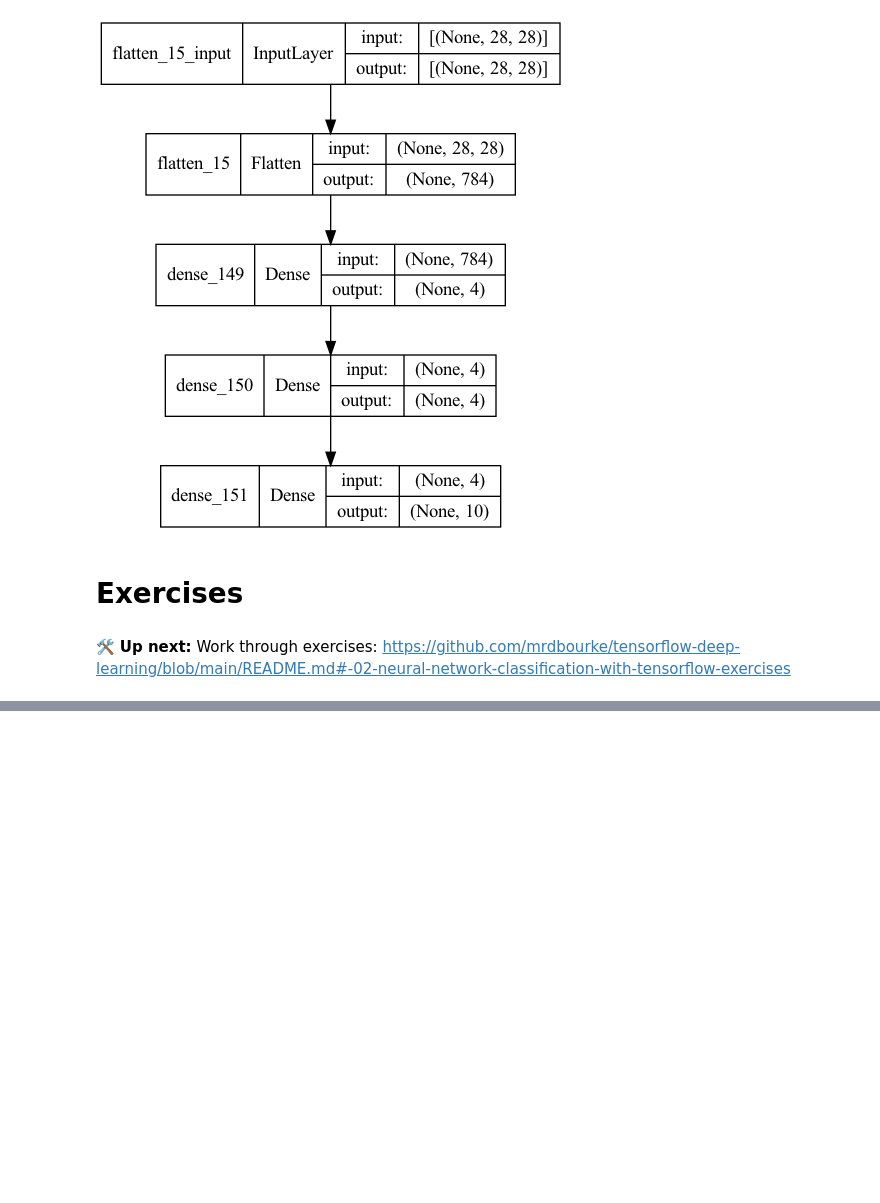
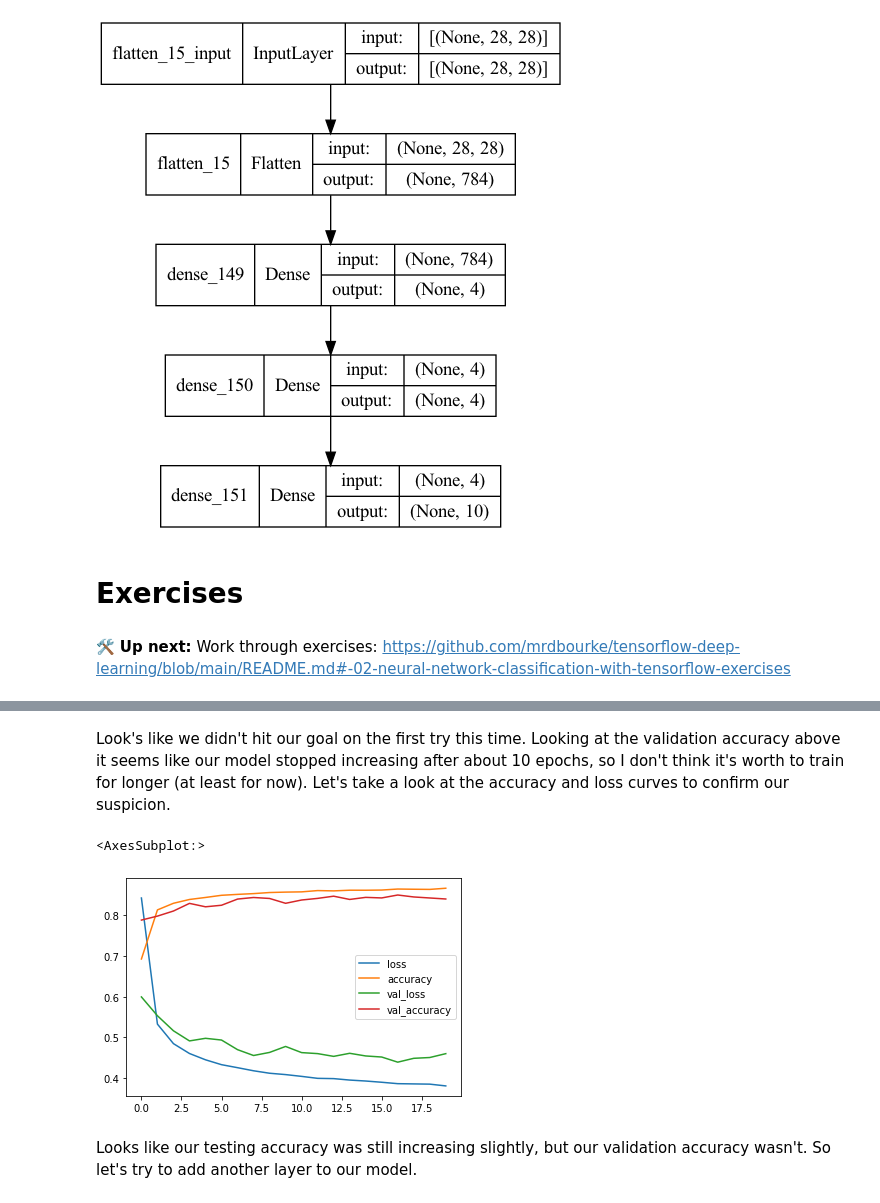
Before and after one commit to denishartl/introduction-to-tensorflow, a Jupyter notebook: 02_neural_network_classification_with_tensorflow.ipynb, the cells around one changed output, grey strips where cells are left out. Cells and saved outputs as stored; diff of their text form; code cells hidden in the pictures; blank space fills up the shorter version.

```diff
--- a/02_neural_network_classification_with_tensorflow.ipynb
+++ b/02_neural_network_classification_with_tensorflow.ipynb
@@ -1590,0 +1774,23 @@ plot_model(model_14, show_shapes=True)
+# %%
+# Set random seed
+tf.random.set_seed(42)
+
+# Create the model
+model_17 = tf.keras.Sequential()
+model_17.add(tf.keras.layers.Flatten(input_shape=(28, 28)))
+model_17.add(tf.keras.layers.Dense(8, activation="relu"))
+model_17.add(tf.keras.layers.Dense(8, activation="relu"))
+model_17.add(tf.keras.layers.Dense(8, activation="relu"))
+model_17.add(tf.keras.layers.Dense(8, activation="relu"))
+model_17.add(tf.keras.layers.Dense(10, activation="softmax")) # Output layer
+
+# Compile the model
+model_17.compile(loss=tf.keras.losses.SparseCategoricalCrossentropy(),
+                 optimizer=tf.keras.optimizers.Adam(learning_rate=0.001),
+                 metrics=["accuracy"])
+
+# Fit the model
+model_17_history = model_17.fit(train_data_norm,
+                                train_labels,
+                                epochs=20,
+                                validation_data=(test_data_norm, test_labels))
@@ -1590,0 +1818,3 @@ plot_model(model_14, show_shapes=True)
+# %% [markdown]
+Look's like we didn't hit our goal on the first try this time. Looking at the validation accuracy above it seems like our model stopped increasing after about 10 epochs, so I don't think it's worth to train for longer (at least for now).
+Let's take a look at the accuracy and loss curves to confirm our suspicion.
@@ -1590,0 +1824,8 @@ plot_model(model_14, show_shapes=True)
+# %%
+# Plot data loss curves
+pd.DataFrame(model_17_history.history).plot()
+# %% [output]
+<AxesSubplot:>
+[figure, added]
+# %% [markdown]
+Looks like our testing accuracy was still increasing slightly, but our validation accuracy wasn't. So let's try to add another layer to our model.
```
Also changed, not shown: parts of 29 cells of this notebook.
